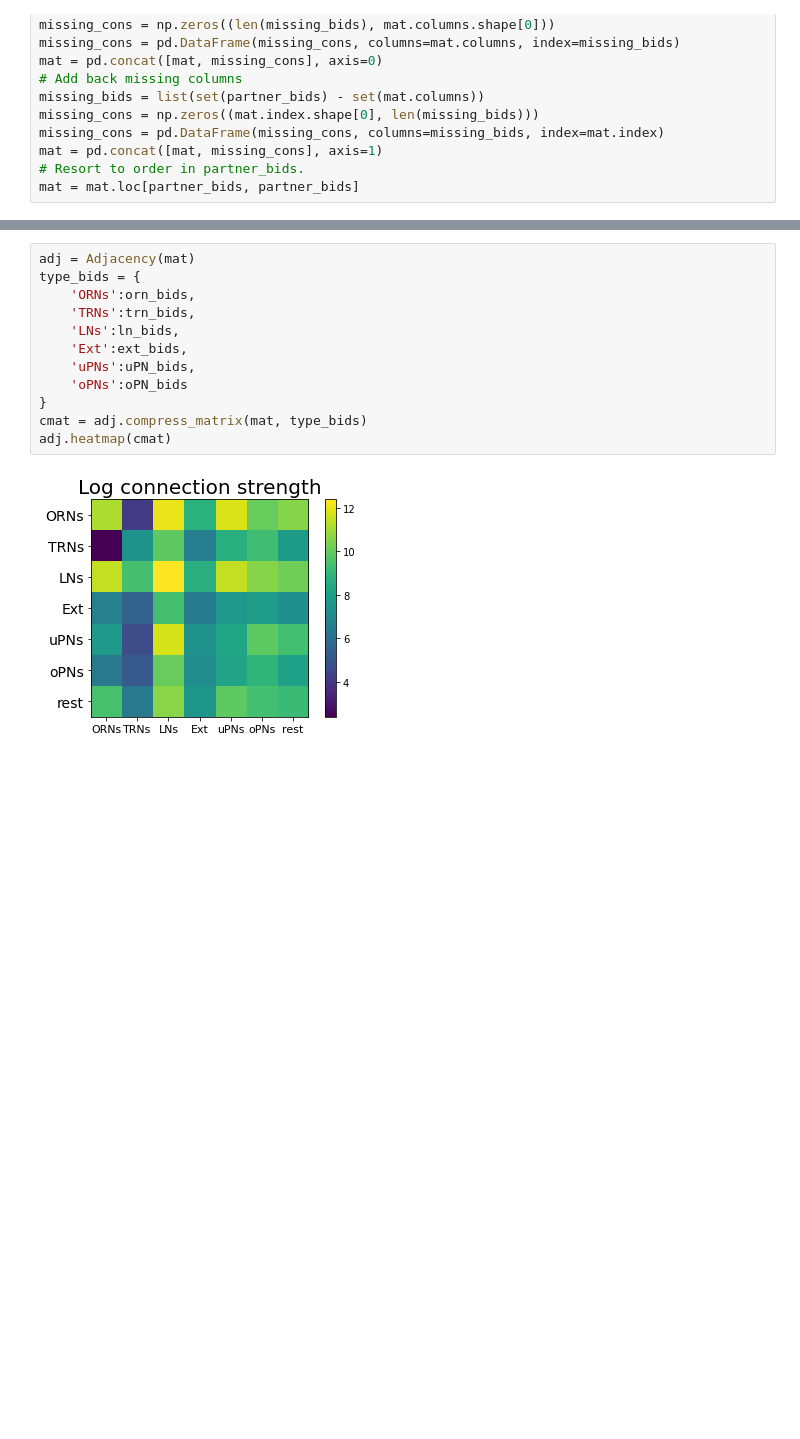
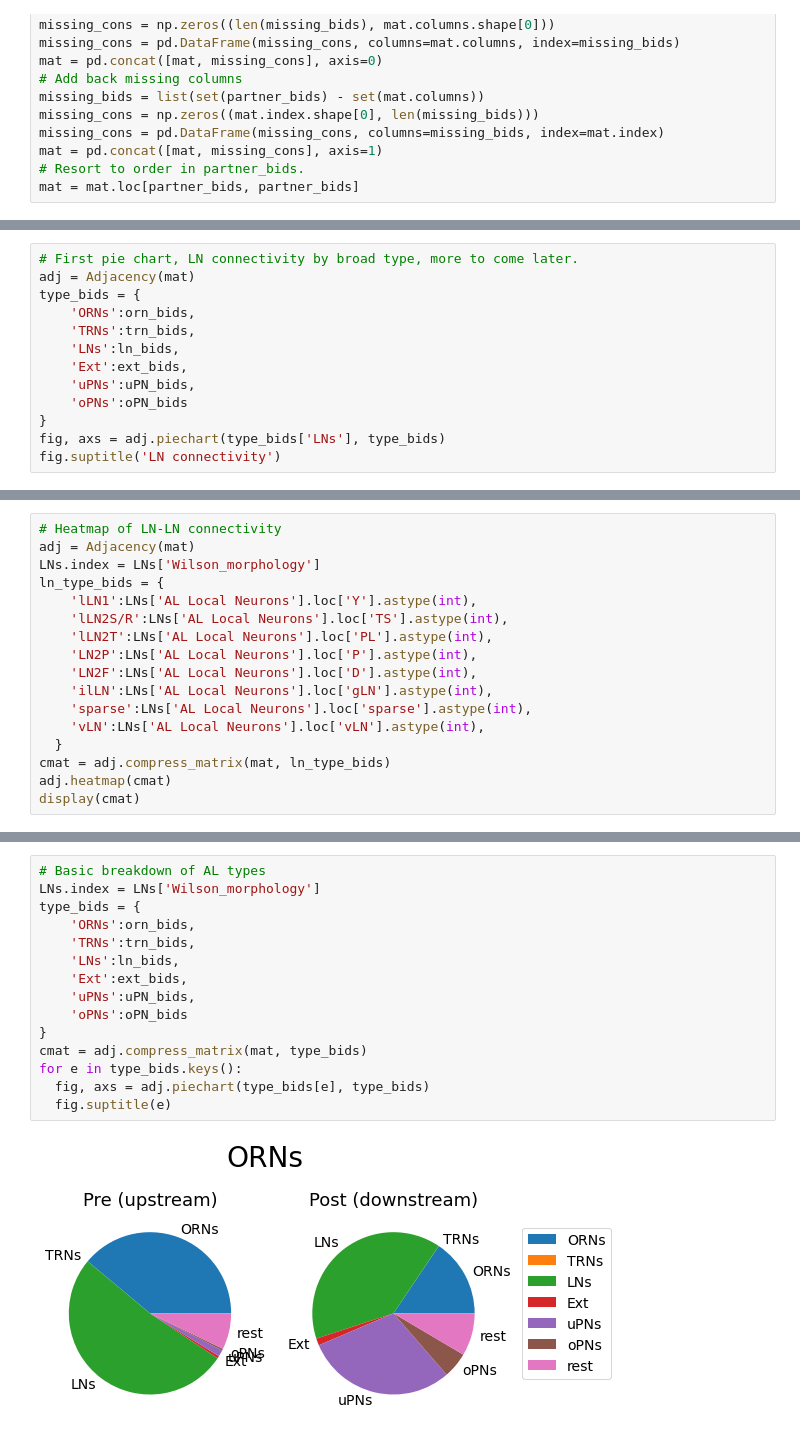
Before and after one commit to AsaBarthMaron/hemibrain_analysis, a Jupyter notebook: 2020_05_28_extrinsic_LN_connectivity.ipynb, the cells around one changed output, grey strips where cells are left out. Drawn from its saved outputs; the diff is of its cells as text; blank space fills up the shorter version.

```diff
--- a/2020_05_28_extrinsic_LN_connectivity.ipynb
+++ b/2020_05_28_extrinsic_LN_connectivity.ipynb
@@ -206,0 +206,13 @@ mat
+# %%
+# First pie chart, LN connectivity by broad type, more to come later.
+adj = Adjacency(mat)
+type_bids = {
+    'ORNs':orn_bids,
+    'TRNs':trn_bids,
+    'LNs':ln_bids,
+    'Ext':ext_bids,
+    'uPNs':uPN_bids,
+    'oPNs':oPN_bids
+}
+fig, axs = adj.piechart(type_bids['LNs'], type_bids)
+fig.suptitle('LN connectivity')
@@ -220,0 +246,17 @@ adj.piechart(cmat, 'LNs')
+# %%
+# Heatmap of LN-LN connectivity
+adj = Adjacency(mat)
+LNs.index = LNs['Wilson_morphology']
+ln_type_bids = {
+    'lLN1':LNs['AL Local Neurons'].loc['Y'].astype(int),
+    'lLN2S/R':LNs['AL Local Neurons'].loc['TS'].astype(int),
+    'lLN2T':LNs['AL Local Neurons'].loc['PL'].astype(int),
+    'LN2P':LNs['AL Local Neurons'].loc['P'].astype(int),
+    'LN2F':LNs['AL Local Neurons'].loc['D'].astype(int),
+    'ilLN':LNs['AL Local Neurons'].loc['gLN'].astype(int),
+    'sparse':LNs['AL Local Neurons'].loc['sparse'].astype(int),
+    'vLN':LNs['AL Local Neurons'].loc['vLN'].astype(int),
+  }
+cmat = adj.compress_matrix(mat, ln_type_bids)
+adj.heatmap(cmat)
+display(cmat)
@@ -221,14 +275,17 @@ adj.piechart(cmat, 'LNs')
 # %%
-adj = Adjacency(mat)
+# Basic breakdown of AL types
+LNs.index = LNs['Wilson_morphology']
 type_bids = {
     'ORNs':orn_bids,
     'TRNs':trn_bids,
     'LNs':ln_bids,
     'Ext':ext_bids,
     'uPNs':uPN_bids,
     'oPNs':oPN_bids
 }
 cmat = adj.compress_matrix(mat, type_bids)
-adj.heatmap(cmat)
+for e in type_bids.keys():
+  fig, axs = adj.piechart(type_bids[e], type_bids)
+  fig.suptitle(e)
 # %% [output]
-[figure, old version]
+[figure, new version]
```
Also changed, not shown: parts of 15 cells of this notebook.
